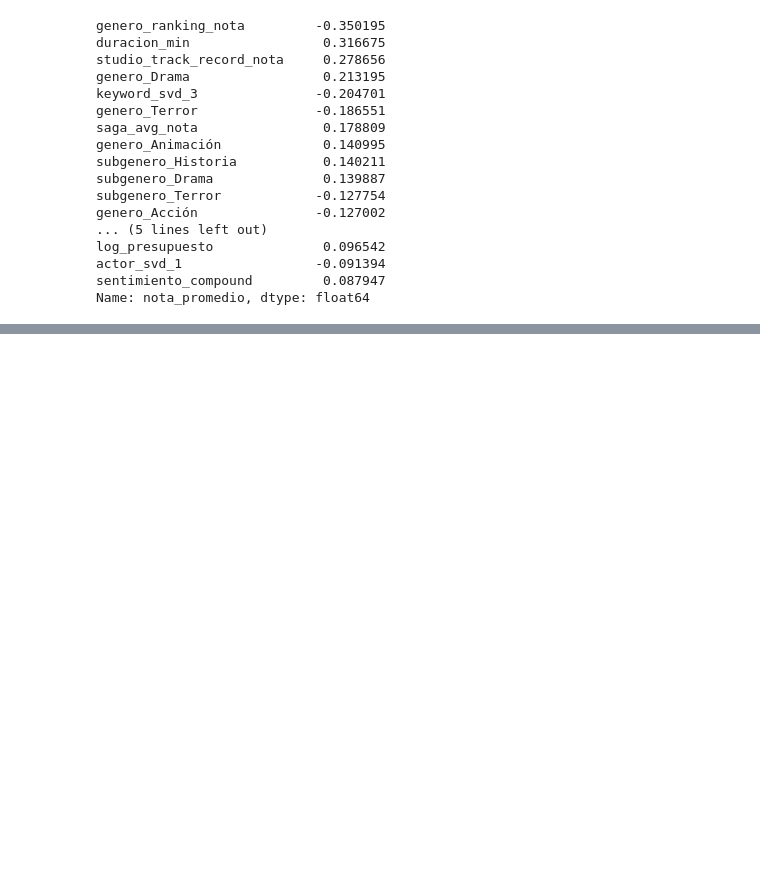
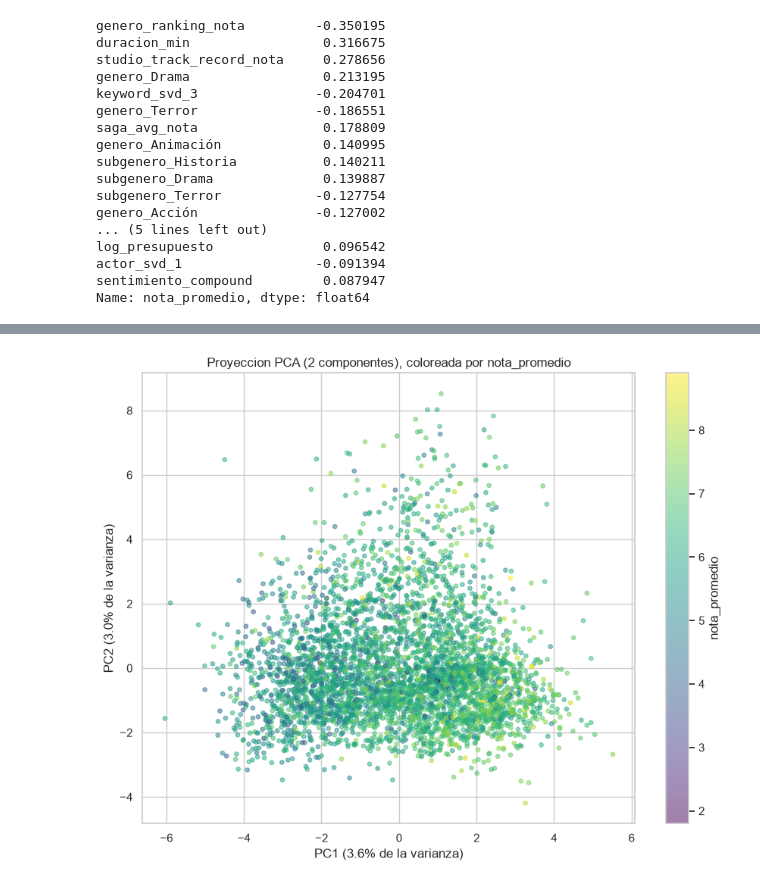
Before and after one commit to LeonardoGastaldo/Pochoclo-Predict, a Jupyter notebook: notebooks/03_feature_engineering.ipynb, the cells around one changed output, grey strips where cells are left out. Cells and saved outputs as stored; diff of their text form; code cells hidden in the pictures; blank space fills up the shorter version.

```diff
--- a/notebooks/03_feature_engineering.ipynb
+++ b/notebooks/03_feature_engineering.ipynb
@@ -466,0 +551,14 @@ Name: nota_promedio, dtype: float64
+# %%
+pca_2d = PCA(n_components=2, random_state=42)
+coords_2d = pca_2d.fit_transform(X_scaled)
+
+fig, ax = plt.subplots(figsize=(9, 7))
+sc = ax.scatter(coords_2d[:, 0], coords_2d[:, 1], c=feat["nota_promedio"], cmap="viridis", alpha=0.5, s=15)
+plt.colorbar(sc, label="nota_promedio")
+ax.set_xlabel(f"PC1 ({pca_2d.explained_variance_ratio_[0]:.1%} de la varianza)")
+ax.set_ylabel(f"PC2 ({pca_2d.explained_variance_ratio_[1]:.1%} de la varianza)")
+ax.set_title("Proyeccion PCA (2 componentes), coloreada por nota_promedio")
+plt.tight_layout()
+plt.show()
+# %% [output]
+[figure, added]
```
Also changed, not shown: parts of 6 cells of this notebook, 7 other files.
